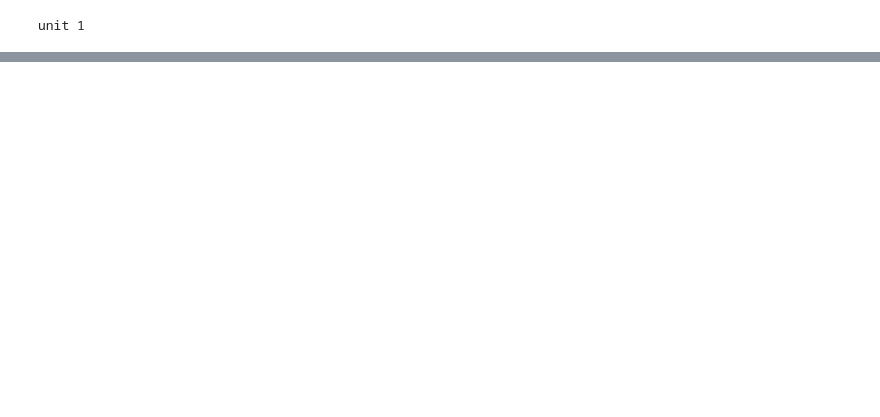
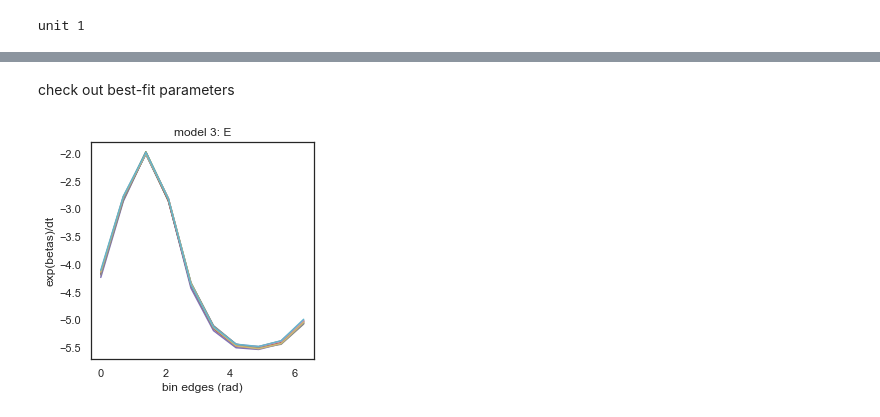
Before and after one commit to jncarpen/GLM-eb, a Jupyter notebook: GLM-eb.ipynb, the cells around one changed output, grey strips where cells are left out. Drawn from its saved outputs; the diff is of its cells as text; code cells hidden in the pictures; blank space fills up the shorter version.

```diff
--- a/GLM-eb.ipynb
+++ b/GLM-eb.ipynb
@@ -44,0 +44,7 @@ plt.style.use('ggplot'); plt.rc('font', size=10);
+# %%
+# initialize class instance
+g = glmmod.glm(ST,P,hd)
+
+# cell's spiketrain (raw and speed-filtered)
+smooth_fr, raw_spktrn, filt, dt = g.conv_spktrain() # get spiketrain (raw = convolved)
+spiketrain = g.speed_threshold(raw_spktrn)
@@ -145,0 +271,14 @@ llh_err = g.plot_llh(allModels,labelDict)
+# %% [markdown]
+check out best-fit parameters
+# %%
+model = 2
+for i in range(10):
+    bp = allModels[model]['kres'][i]['x']
+    bpExp = np.exp(bp)/g.dt
+    plt.plot(np.linspace(0, 2*np.pi,len(bp)),bp)
+
+plt.title('model 3: E');
+plt.xlabel('bin edges (rad)');
+plt.ylabel('exp(betas)/dt');
+# %% [output]
+[figure, added]
```
Also changed, not shown: parts of 30 cells of this notebook, 7 other files.
